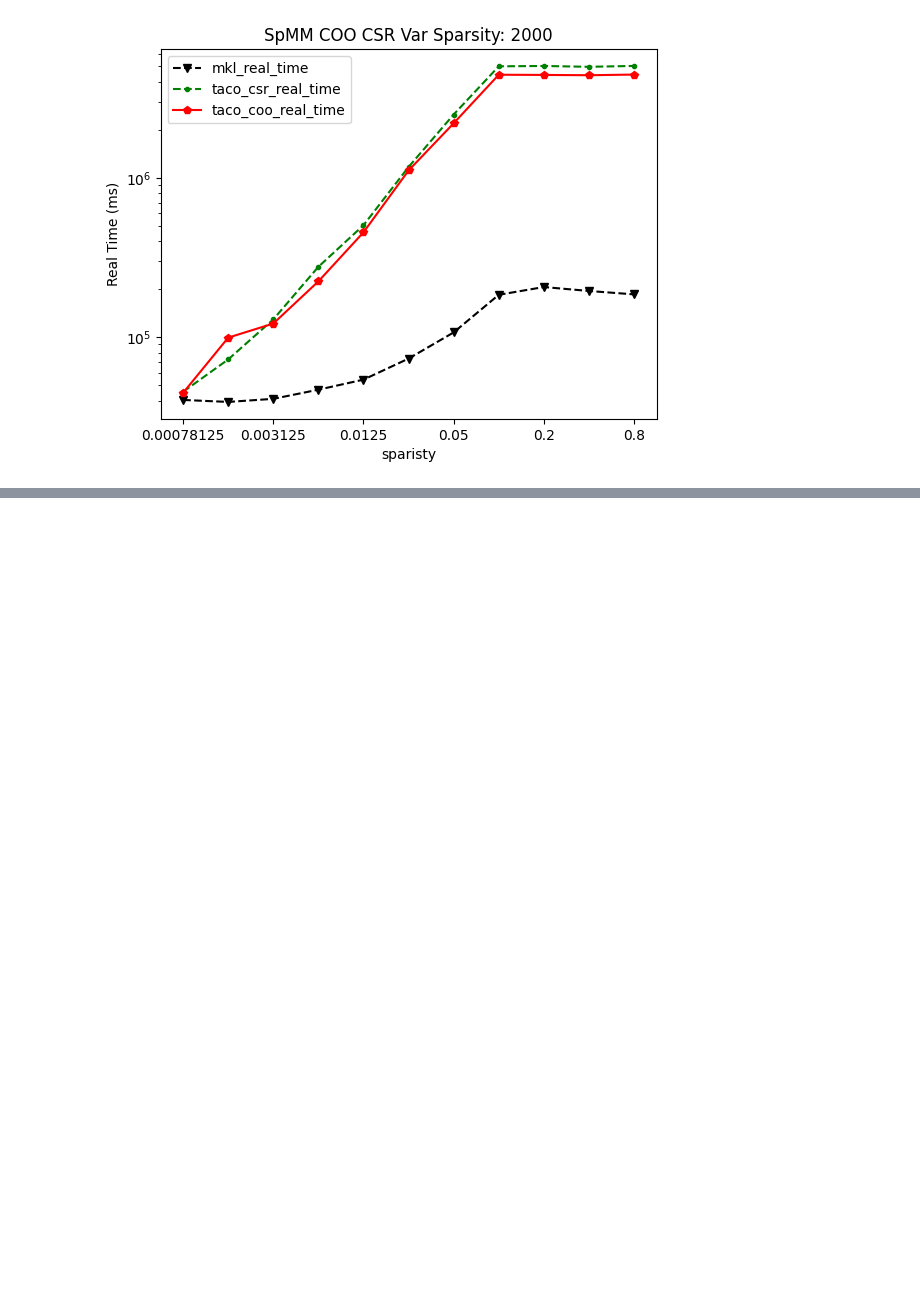
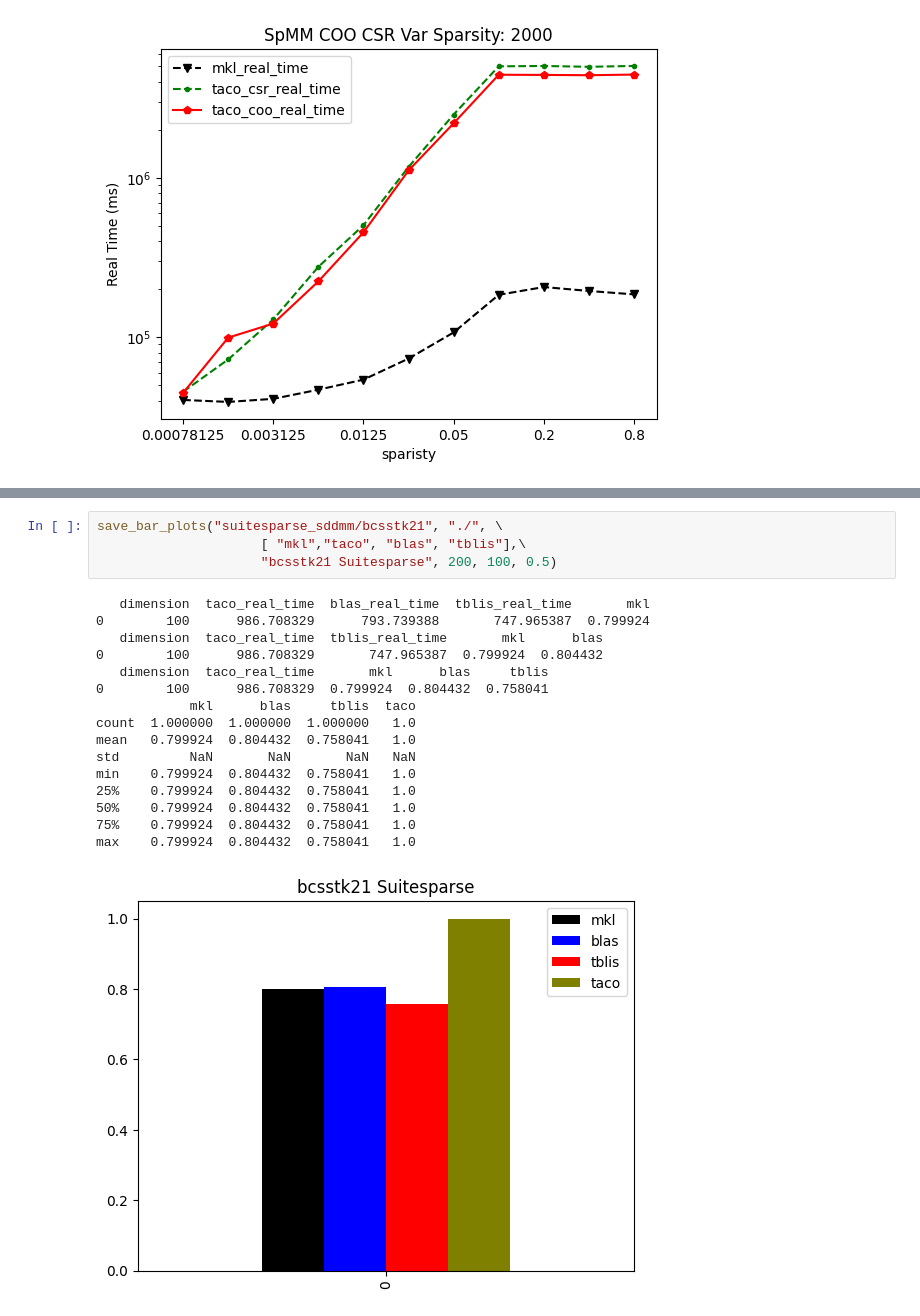
Before and after one commit to tensor-compiler/mosaic-benchmarks, a Jupyter notebook: data-benchmarks/bench-script.ipynb, the cells around one changed output, grey strips where cells are left out. Saved outputs shown, nothing was run; the diff lists cells and outputs as text; blank space fills up the shorter version.

```diff
--- a/data-benchmarks/bench-script.ipynb
+++ b/data-benchmarks/bench-script.ipynb
@@ -529,0 +654,21 @@ KeyError: 'taco_real_time'
+# %%
+save_bar_plots("suitesparse_sddmm/bcsstk21", "./", \
+                     [ "mkl","taco", "blas", "tblis"],\
+                     "bcsstk21 Suitesparse", 200, 100, 0.5)
+# %% [output]
+   dimension  taco_real_time  blas_real_time  tblis_real_time       mkl
+0        100      986.708329      793.739388       747.965387  0.799924
+   dimension  taco_real_time  tblis_real_time       mkl      blas
+0        100      986.708329       747.965387  0.799924  0.804432
+   dimension  taco_real_time       mkl      blas     tblis
+0        100      986.708329  0.799924  0.804432  0.758041
+            mkl      blas     tblis  taco
+count  1.000000  1.000000  1.000000   1.0
+mean   0.799924  0.804432  0.758041   1.0
+std         NaN       NaN       NaN   NaN
+min    0.799924  0.804432  0.758041   1.0
+25%    0.799924  0.804432  0.758041   1.0
+50%    0.799924  0.804432  0.758041   1.0
+75%    0.799924  0.804432  0.758041   1.0
+max    0.799924  0.804432  0.758041   1.0
+[figure, added]
```
Also changed, not shown: parts of 3 cells of this notebook, 37 other files.
